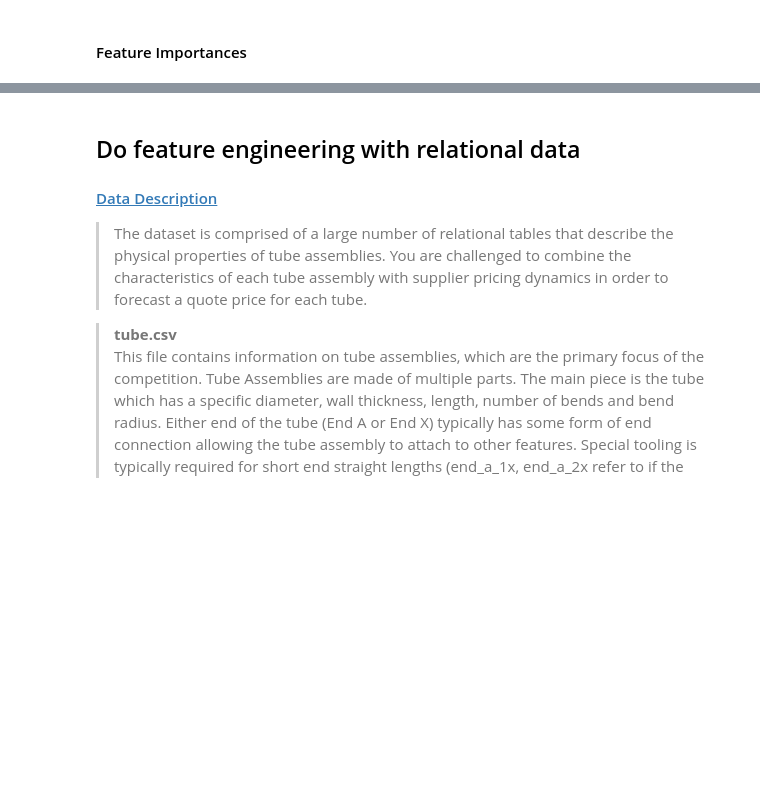
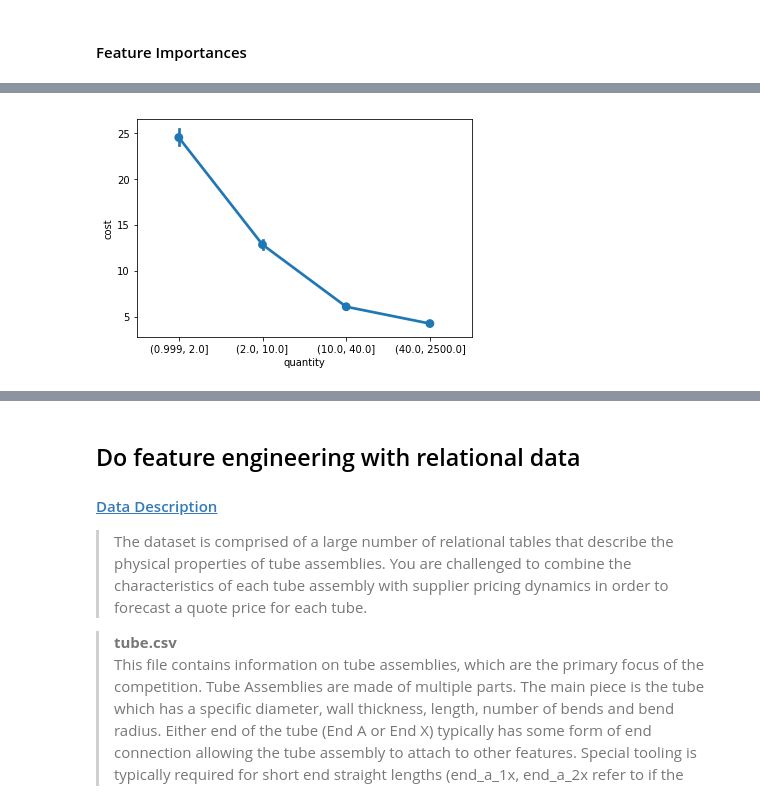
Before and after one commit to LambdaSchool/DEPRECATED-DS-Unit-2-Applied-Modeling, a Jupyter notebook: module1-log-linear-regression/enrique_log_linear_regression.ipynb, the cells around one changed output, grey strips where cells are left out. Drawn from its saved outputs; the diff is of its cells as text; code cells hidden in the pictures; blank space fills up the shorter version.

```diff
--- a/module1-log-linear-regression/enrique_log_linear_regression.ipynb
+++ b/module1-log-linear-regression/enrique_log_linear_regression.ipynb
@@ -548,0 +627,5 @@ ax.plot(X, y_pred);
+# %%
+quantity_quartiles = pd.qcut(train_wrangled['quantity'], q=4)
+sns.pointplot(x=quantity_quartiles, y=train_wrangled['cost']);
+# %% [output]
+[figure, added]
```
Also changed, not shown: parts of 24 cells of this notebook.
